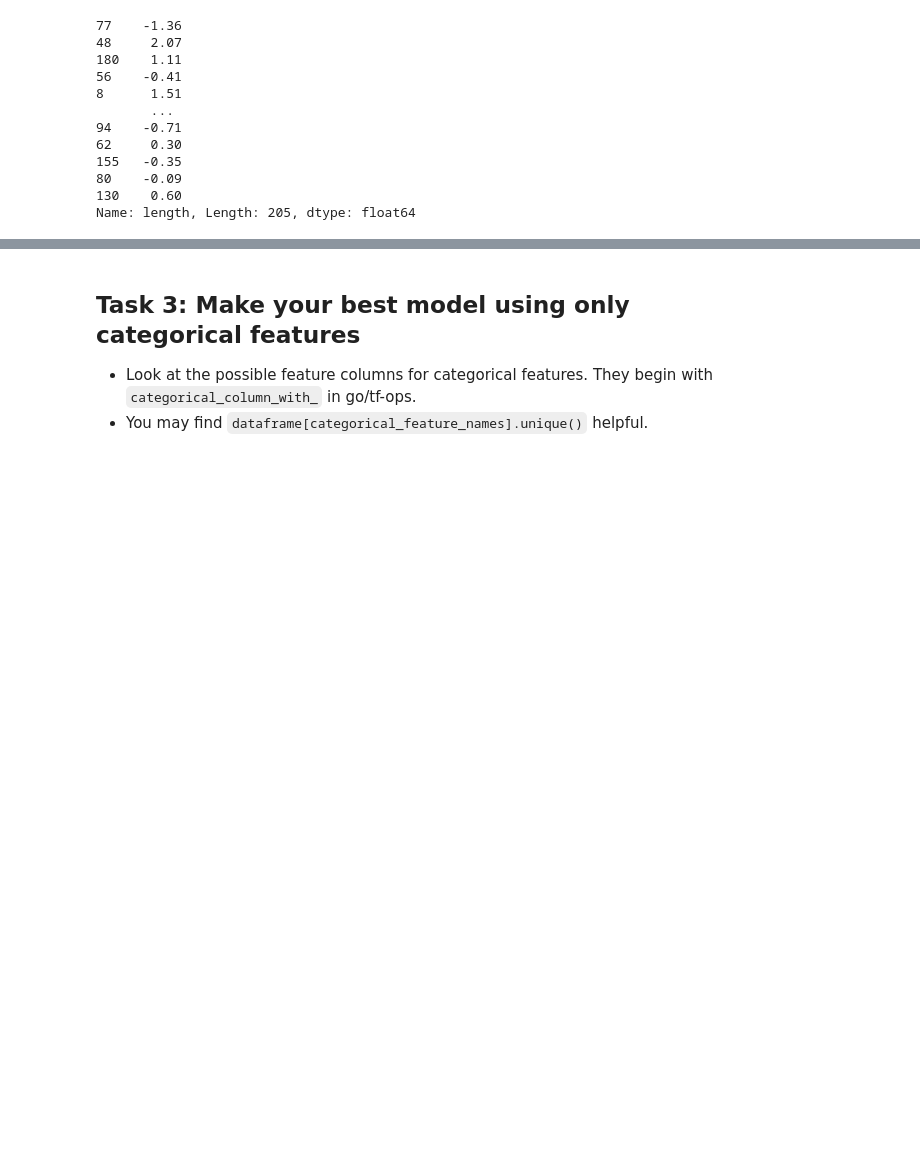
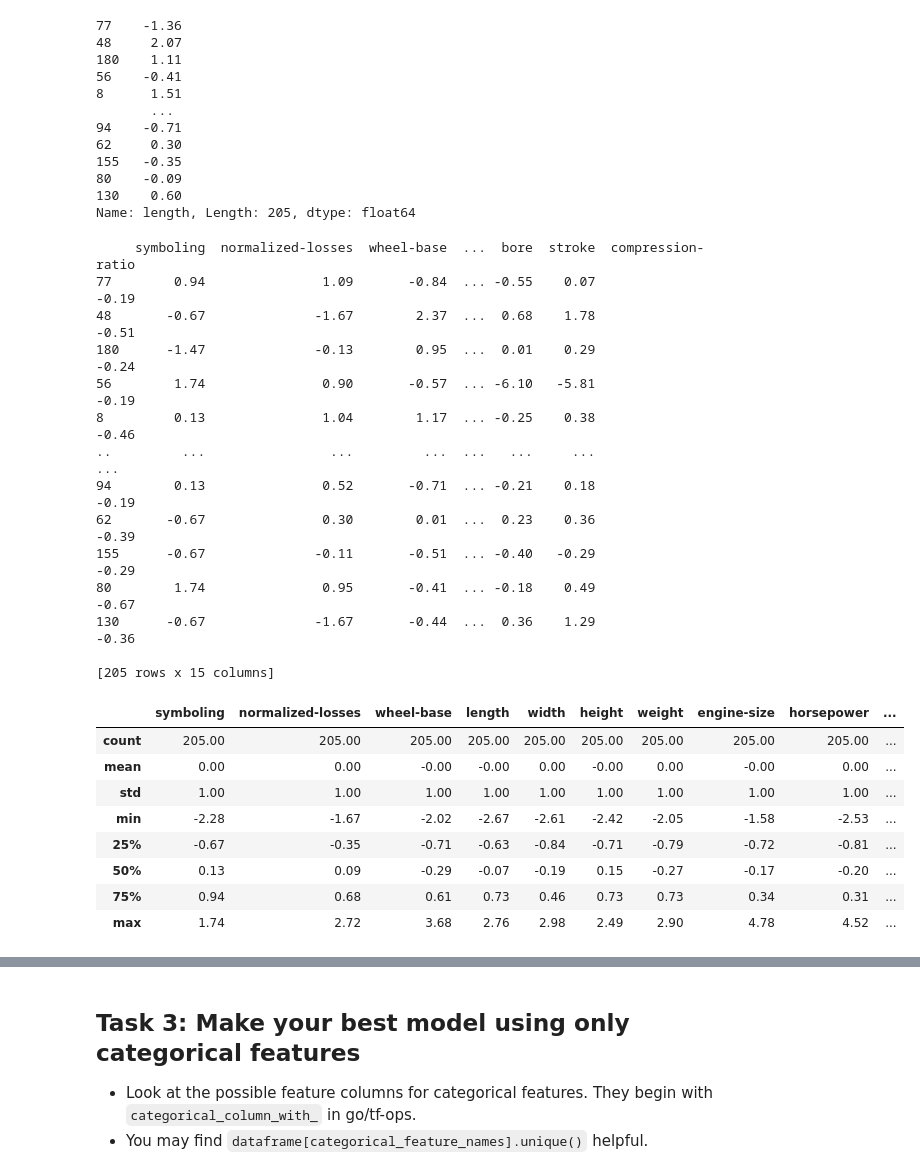
Before and after one commit to IanEdington/learn, a Jupyter notebook: machine-learning/ggl-mlcc/intro_to_modeling.ipynb, the cells around one changed output, grey strips where cells are left out. Saved outputs shown, nothing was run; the diff lists cells and outputs as text; code cells hidden in the pictures; blank space fills up the shorter version.

```diff
--- a/machine-learning/ggl-mlcc/intro_to_modeling.ipynb
+++ b/machine-learning/ggl-mlcc/intro_to_modeling.ipynb
@@ -1226,3 +1268,48 @@ Name: length, dtype: float64
 80    -0.09
 130    0.60
 Name: length, Length: 205, dtype: float64
+# %%
+# There's an issue with this model
+# I didn't add an epsilon to avoid divide by zero
+# how can I see in the data that this has happend?
+
+# div_by_0 = car_data['length'] / 0
+# print(div_by_0)
+
+# divide by zero causes `inf` in pandas. This would cause a LOT of squew!
+
+# why didn't I see this when using describe?
+
+# print(div_by_0.describe())
+
+transform_all_numberic_features = (x_df - means) / stds
+print(transform_all_numberic_features)
+transform_all_numberic_features.describe()
+
+# based on the describe feature it doesn't seem like there are any inf cause by
+# not including epsilon = 0.000001
+# I would expect adding epsilon not to make a difference to the model
+# %% [output]
+     symboling  normalized-losses  wheel-base  ...  bore  stroke  compression-ratio
+77        0.94               1.09       -0.84  ... -0.55    0.07              -0.19
+48       -0.67              -1.67        2.37  ...  0.68    1.78              -0.51
+180      -1.47              -0.13        0.95  ...  0.01    0.29              -0.24
+56        1.74               0.90       -0.57  ... -6.10   -5.81              -0.19
+8         0.13               1.04        1.17  ... -0.25    0.38              -0.46
+..         ...                ...         ...  ...   ...     ...                ...
+94        0.13               0.52       -0.71  ... -0.21    0.18              -0.19
+62       -0.67               0.30        0.01  ...  0.23    0.36              -0.39
+155      -0.67              -0.11       -0.51  ... -0.40   -0.29              -0.29
+80        1.74               0.95       -0.41  ... -0.18    0.49              -0.67
+130      -0.67              -1.67       -0.44  ...  0.36    1.29              -0.36
+
+[205 rows x 15 columns]
+|  | symboling | normalized-losses | wheel-base | length | width | height | weight | engine-size | horsepower | ... |
+| count | 205.00 | 205.00 | 205.00 | 205.00 | 205.00 | 205.00 | 205.00 | 205.00 | 205.00 | ... |
+| mean | 0.00 | 0.00 | -0.00 | -0.00 | 0.00 | -0.00 | 0.00 | -0.00 | 0.00 | ... |
+| std | 1.00 | 1.00 | 1.00 | 1.00 | 1.00 | 1.00 | 1.00 | 1.00 | 1.00 | ... |
+| min | -2.28 | -1.67 | -2.02 | -2.67 | -2.61 | -2.42 | -2.05 | -1.58 | -2.53 | ... |
+| 25% | -0.67 | -0.35 | -0.71 | -0.63 | -0.84 | -0.71 | -0.79 | -0.72 | -0.81 | ... |
+| 50% | 0.13 | 0.09 | -0.29 | -0.07 | -0.19 | 0.15 | -0.27 | -0.17 | -0.20 | ... |
+| 75% | 0.94 | 0.68 | 0.61 | 0.73 | 0.46 | 0.73 | 0.73 | 0.34 | 0.31 | ... |
+| max | 1.74 | 2.72 | 3.68 | 2.76 | 2.98 | 2.49 | 2.90 | 4.78 | 4.52 | ... |
```
Also changed, not shown: parts of 7 cells of this notebook.
